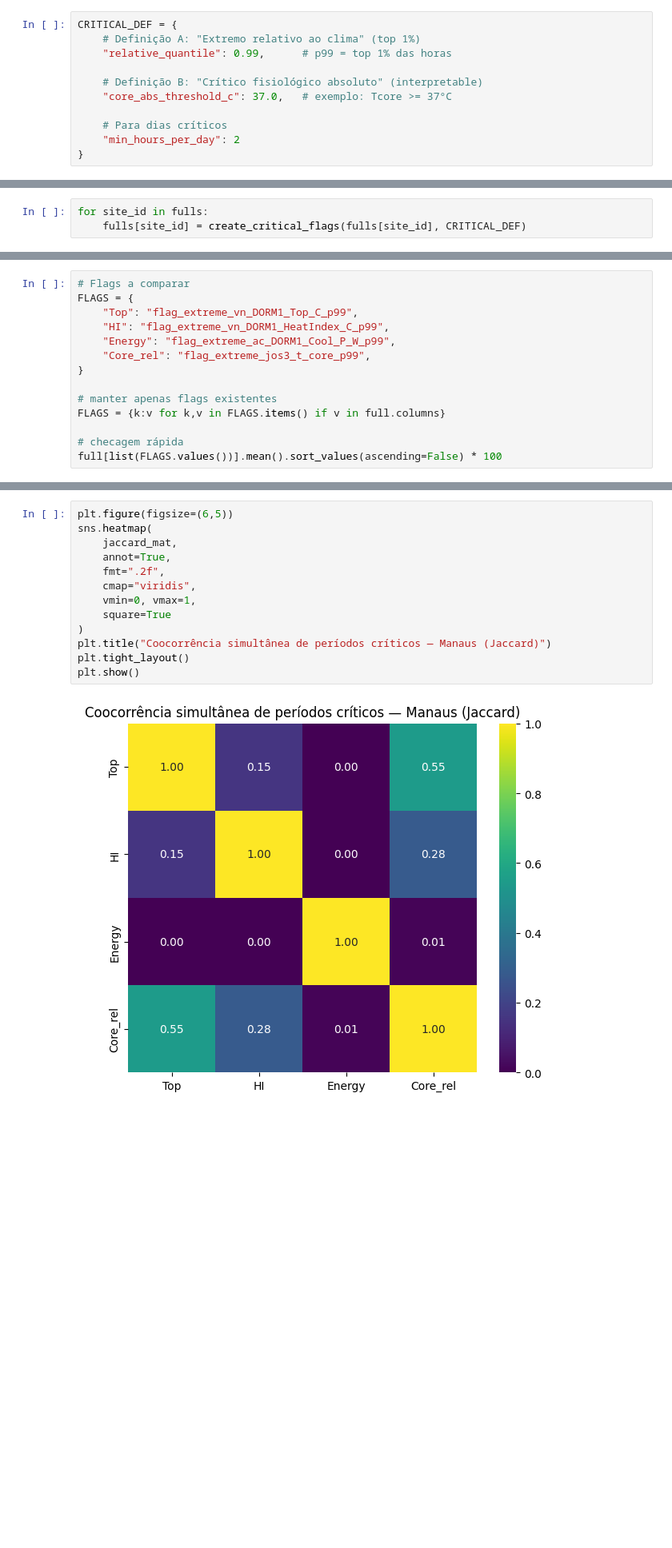
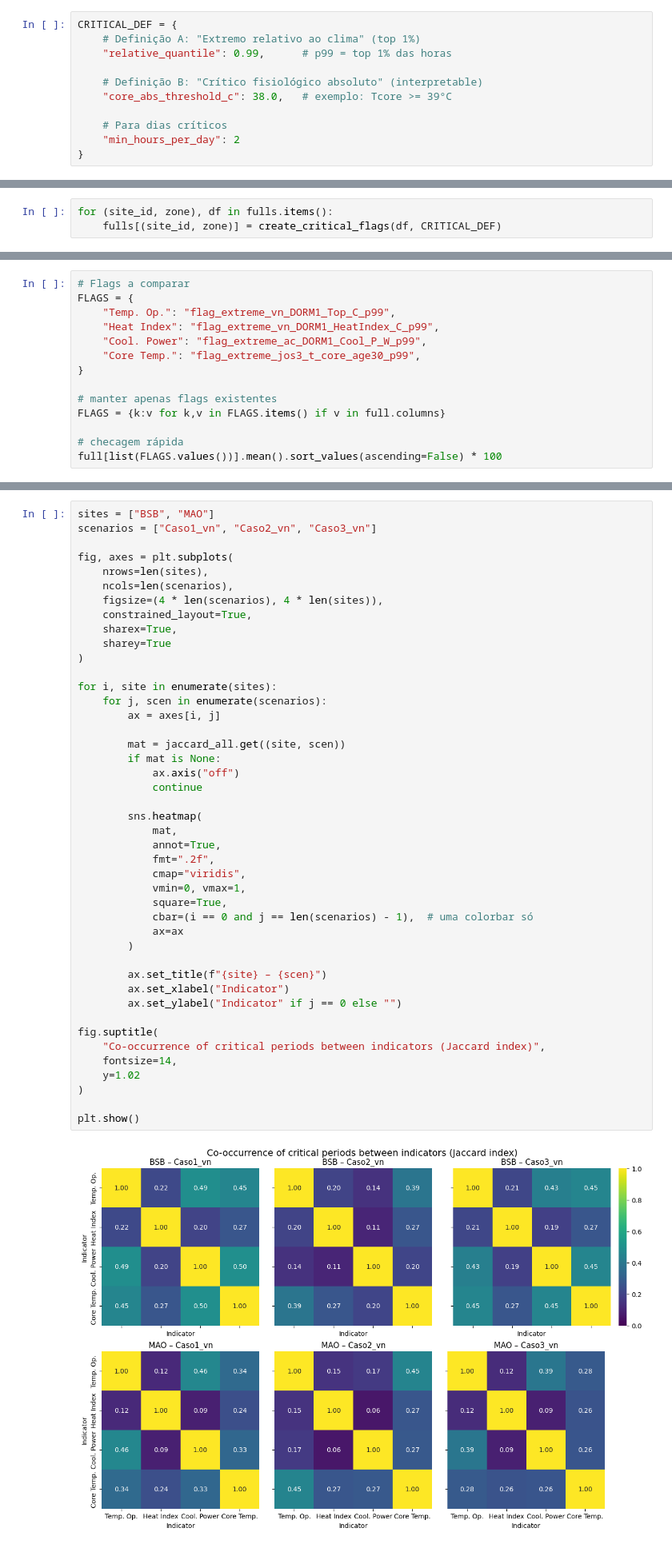
Before and after one commit to matheusbracht/heatwave_overheating_pipeline, a Jupyter notebook: notebooks/4_analysis.ipynb, the cells around one changed output, grey strips where cells are left out. Shown at 80% size. Cells and saved outputs as stored; diff of their text form; blank space fills up the shorter version.

```diff
--- a/notebooks/4_analysis.ipynb
+++ b/notebooks/4_analysis.ipynb
@@ -71,7 +169,7 @@ CRITICAL_DEF = {
     "relative_quantile": 0.99,      # p99 = top 1% das horas
 
     # Definição B: "Crítico fisiológico absoluto" (interpretable)
-    "core_abs_threshold_c": 37.0,   # exemplo: Tcore >= 37°C
+    "core_abs_threshold_c": 38.0,   # exemplo: Tcore >= 39°C
 
     # Para dias críticos
     "min_hours_per_day": 2
@@ -153,5 +267,2 @@ def create_critical_flags(full, CRITICAL_DEF):
 
     return full
-# %%
-for site_id in fulls:
-    fulls[site_id] = create_critical_flags(fulls[site_id], CRITICAL_DEF)
@@ -195,0 +269,3 @@ thresholds_used, flags_created[:5], len(flags_created)
+# %%
+for (site_id, zone), df in fulls.items():
+    fulls[(site_id, zone)] = create_critical_flags(df, CRITICAL_DEF)
@@ -268,10 +529,10 @@ J(A,B)=∣A∩B∣/∣A∪B∣
 # %%
 # Flags a comparar
 FLAGS = {
-    "Top": "flag_extreme_vn_DORM1_Top_C_p99",
-    "HI": "flag_extreme_vn_DORM1_HeatIndex_C_p99",
-    "Energy": "flag_extreme_ac_DORM1_Cool_P_W_p99",
-    "Core_rel": "flag_extreme_jos3_t_core_p99",
+    "Temp. Op.": "flag_extreme_vn_DORM1_Top_C_p99",
+    "Heat Index": "flag_extreme_vn_DORM1_HeatIndex_C_p99",
+    "Cool. Power": "flag_extreme_ac_DORM1_Cool_P_W_p99",
+    "Core Temp.": "flag_extreme_jos3_t_core_age30_p99",
 }
 
 # manter apenas flags existentes
@@ -317,18 +578,49 @@ jaccard_mat
 # %%
-plt.figure(figsize=(6,5))
-sns.heatmap(
-    jaccard_mat,
-    annot=True,
-    fmt=".2f",
-    cmap="viridis",
-    vmin=0, vmax=1,
-    square=True
+sites = ["BSB", "MAO"]
+scenarios = ["Caso1_vn", "Caso2_vn", "Caso3_vn"]
+
+fig, axes = plt.subplots(
+    nrows=len(sites),
+    ncols=len(scenarios),
+    figsize=(4 * len(scenarios), 4 * len(sites)),
+    constrained_layout=True,
+    sharex=True,
+    sharey=True
 )
-plt.title("Coocorrência simultânea de períodos críticos — Manaus (Jaccard)")
-plt.tight_layout()
+
+for i, site in enumerate(sites):
+    for j, scen in enumerate(scenarios):
+        ax = axes[i, j]
+
+        mat = jaccard_all.get((site, scen))
+        if mat is None:
+            ax.axis("off")
+            continue
+
+        sns.heatmap(
+            mat,
+            annot=True,
+            fmt=".2f",
+            cmap="viridis",
+            vmin=0, vmax=1,
+            square=True,
+            cbar=(i == 0 and j == len(scenarios) - 1),  # uma colorbar só
+            ax=ax
+        )
+
+        ax.set_title(f"{site} – {scen}")
+        ax.set_xlabel("Indicator")
+        ax.set_ylabel("Indicator" if j == 0 else "")
+
+fig.suptitle(
+    "Co-occurrence of critical periods between indicators (Jaccard index)",
+    fontsize=14,
+    y=1.02
+)
+
 plt.show()
 # %% [output]
-[figure, old version]
+[figure, new version]
 # %% [markdown]
 Core_abs: Probabilidade condicional
 
```
Also changed, not shown: parts of 90 cells of this notebook, 5 other files.
